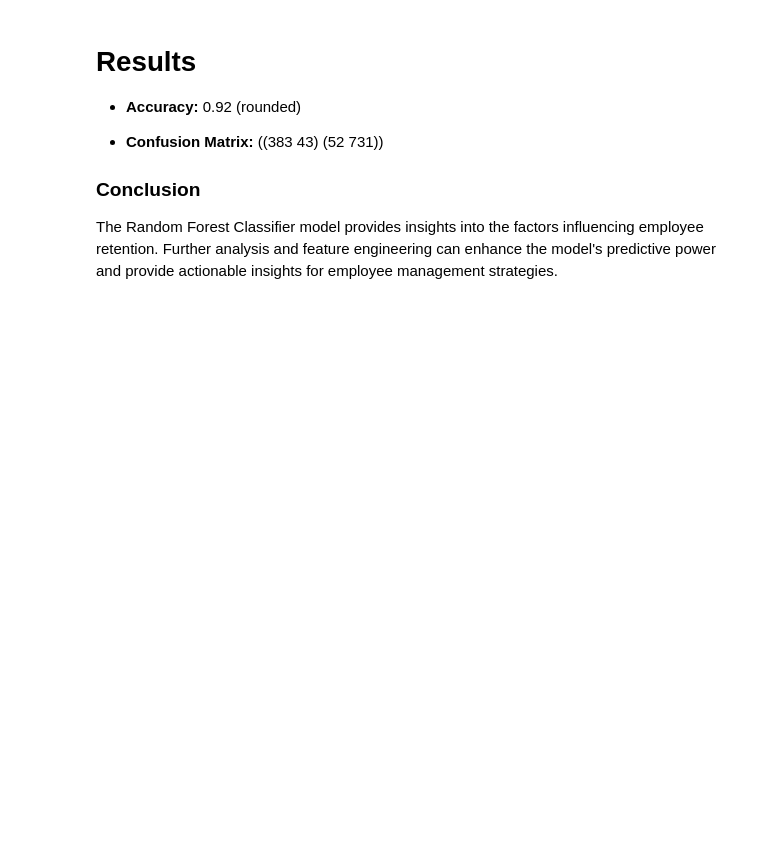
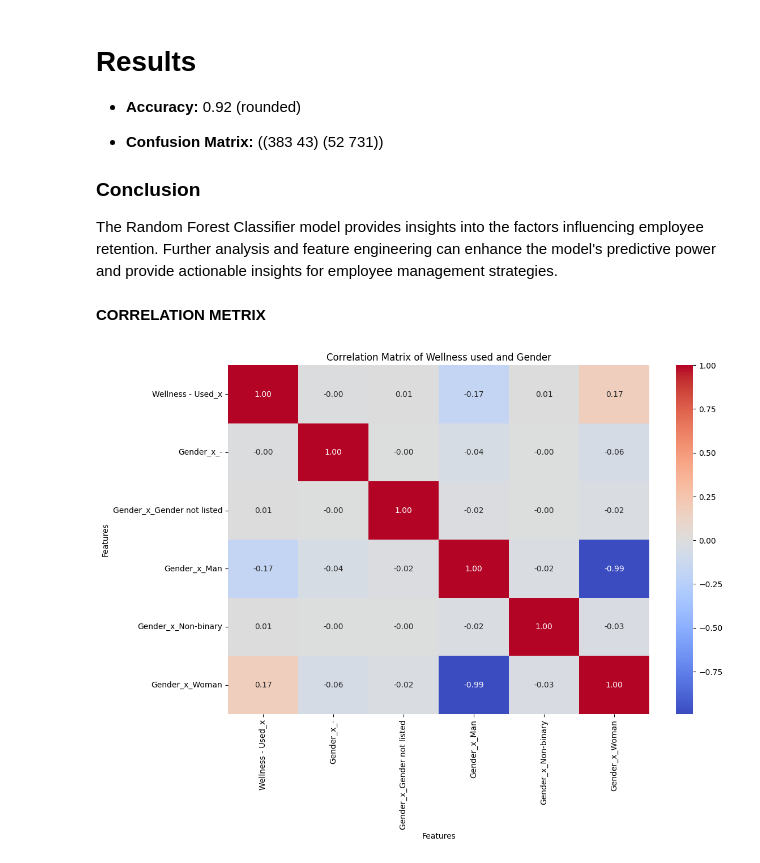
Before and after one commit to Jelilat25/Employee-Wellness-Performance-and-Retention-Analysis, a Jupyter notebook: People Data Analysis.ipynb, the cells around one changed output. Saved outputs shown, nothing was run; the diff lists cells and outputs as text; code cells hidden in the pictures; blank space fills up the shorter version.

Commit message:
Kaggle Notebook | People Data Analysis | Version 7

```diff
--- a/People Data Analysis.ipynb
+++ b/People Data Analysis.ipynb
@@ -561,0 +579,18 @@ The Random Forest Classifier model provides insights into the factors influencin
+# %% [markdown]
+**CORRELATION METRIX**
+# %%
+
+# Convert categorical data to numerical using one-hot encoding
+df_encoded = pd.get_dummies(merged_df_cleaned[['Wellness - Used_x', 'Gender_x']])
+
+corr_matrix_encoded = df_encoded.corr()
+
+# Plot the correlation matrix as a heatmap
+plt.figure(figsize=(12, 8))
+sns.heatmap(corr_matrix_encoded, annot=True, cmap='coolwarm', fmt=".2f")
+plt.title('Correlation Matrix of Wellness used and Gender')
+plt.xlabel('Features')
+plt.ylabel('Features')
+plt.show()
+# %% [output]
+[figure, added]
```
Also changed, not shown: parts of 18 cells of this notebook.
